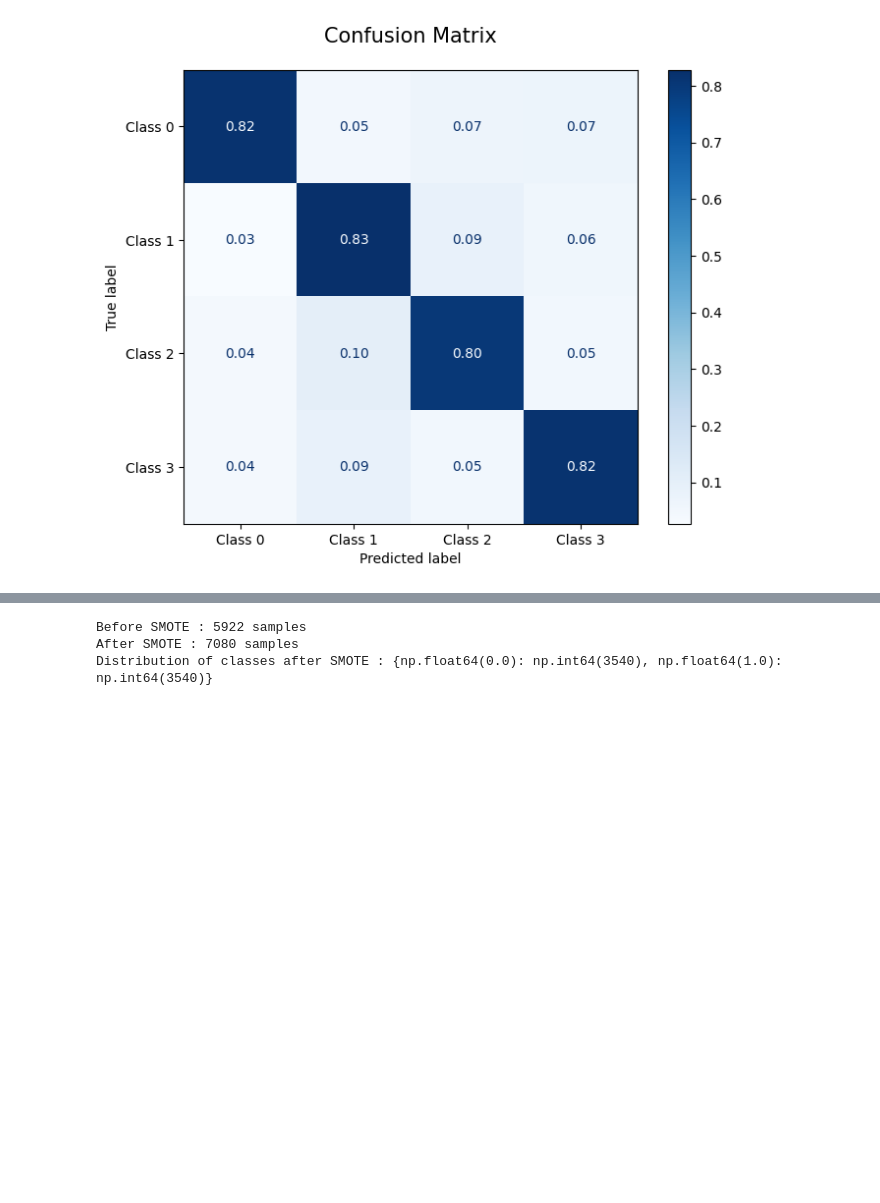
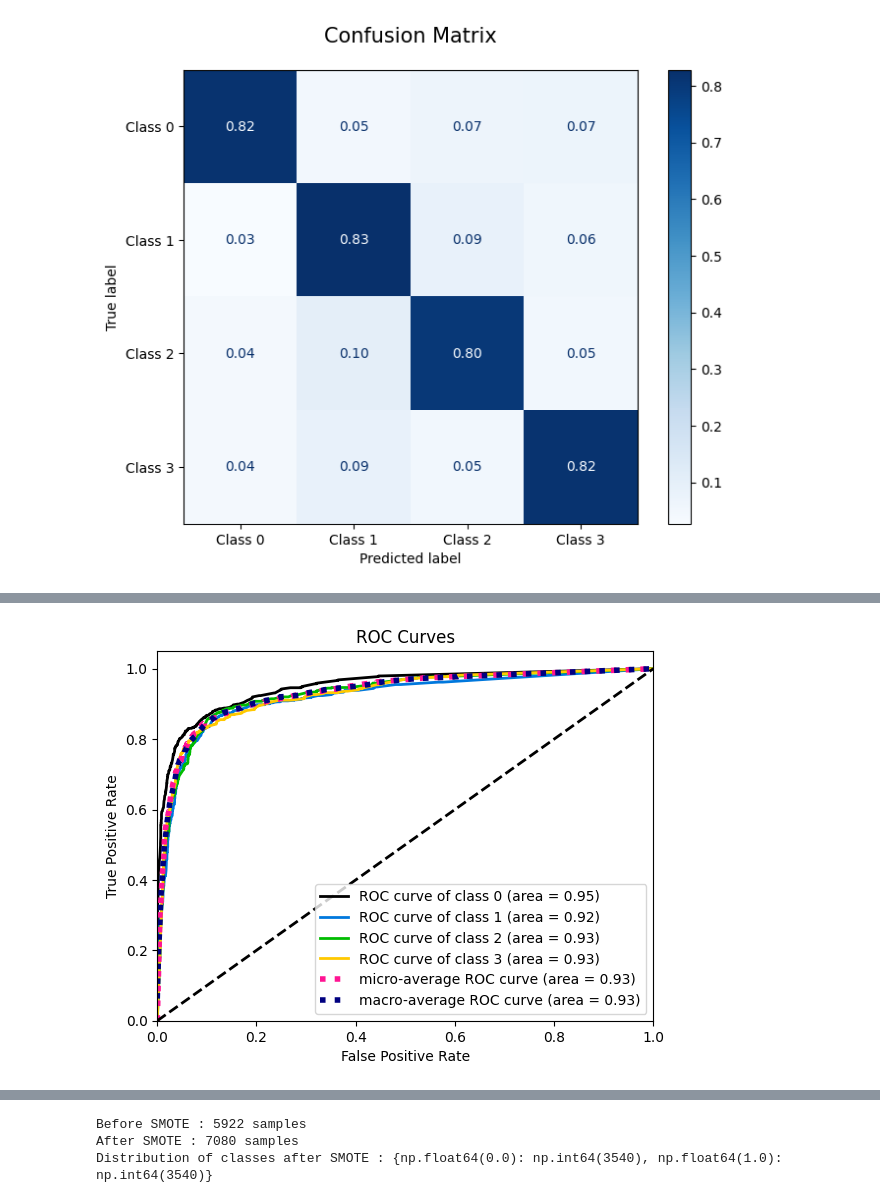
Before and after one commit to kilomo12/Data_Mining_project2, a Jupyter notebook: Ensemble_method.ipynb, the cells around one changed output, grey strips where cells are left out. Saved outputs shown, nothing was run; the diff lists cells and outputs as text; code cells hidden in the pictures; blank space fills up the shorter version.

```diff
--- a/Ensemble_method.ipynb
+++ b/Ensemble_method.ipynb
@@ -1161,0 +1171,10 @@ plt.show()
+# %%
+clf = BaggingClassifier(estimator=None, n_estimators=100,
+                        random_state=0)
+clf.fit(X_train_sel, y_train_resampled)
+
+y_pred = clf.predict(X_test_sel)
+
+print('Accuracy %s' % accuracy_score(y_test, y_pred))
+print('F1-score %s' % f1_score(y_test, y_pred, average=None))
+print(classification_report(y_test, y_pred))
@@ -1161,0 +1194,6 @@ plt.show()
+# %%
+y_score = clf.predict_proba(X_test_sel)
+plot_roc(y_test, y_score)
+plt.show()
+# %% [output]
+[figure, added]
```
Also changed, not shown: parts of 45 cells of this notebook, 1 other file.
